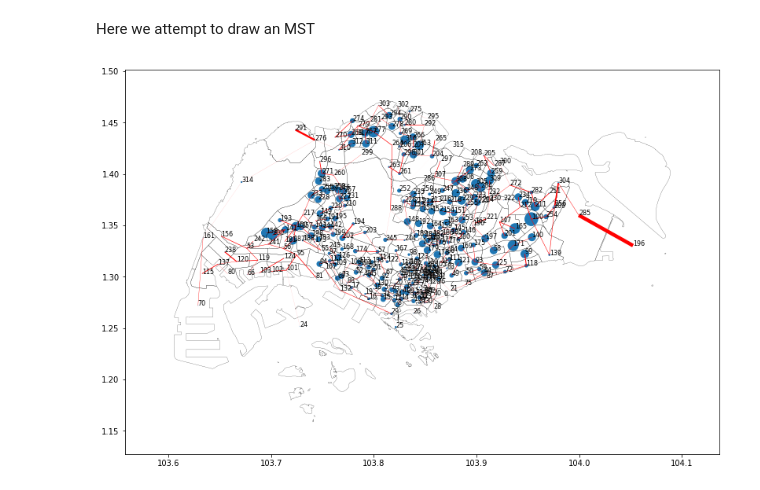
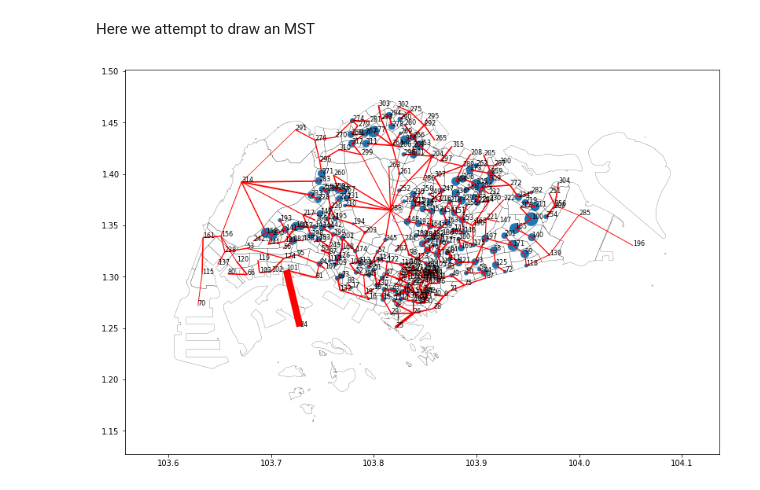
Before and after one commit to tonghuikang/draw-sgp-electoral-boundaries, a Jupyter notebook: modelling/mst.ipynb, the cells around one changed output. Saved outputs shown, nothing was run; the diff lists cells and outputs as text; code cells hidden in the pictures.

Commit message:
nicer graphs

```diff
--- a/modelling/mst.ipynb
+++ b/modelling/mst.ipynb
@@ -114,7 +114,7 @@ g = Graph(df.shape[0])
 
 for index, row in df.iterrows():
     for adj,mass in zip(row["adjacent"], row["shared_param"]):
-        g.addEdge(index, adj, mass)
+        g.addEdge(index, adj, 1/mass)
 
 result = g.KruskalMST()
 # %%
@@ -124,32 +124,32 @@ fig, ax = plt.subplots(figsize=(14,9))
 # plot population mass
 plt.scatter(df["x_centre"], df["y_centre"], df["TOTAL"]/500)
 for i,(x,y) in enumerate(zip(df["x_centre"], df["y_centre"])):
     plt.text(x,y,i,fontsize=8)
 lines = []
 
 # plot subzone boundaries
 for i,rings in enumerate(df["boundary"]):
     for b in rings:
         n = len(b)
         for e,_ in enumerate(b):
             lines.append([[b[e%n][0], b[e%n][1]], [b[(e+1)%n][0], b[(e+1)%n][1]]])
 lc = mc.LineCollection(lines, colors="black", linewidths=0.2)
 ax.add_collection(lc)
 
 # plot connecting subzones
 lines_adj = []
 linewidths = []
 # for i,(adjacent,shared_param) in enumerate(zip(df["adjacent"], df["shared_param"])):
 for i,adj,par in result:
     lines_adj.append([[df["x_centre"][i], df["y_centre"][i]],
                       [df["x_centre"][adj], df["y_centre"][adj]]])
-    linewidths.append(par*100)
+    linewidths.append(np.sqrt(par)/5)
 lc_adj = mc.LineCollection(lines_adj, colors="red", linewidths=linewidths)
 ax.add_collection(lc_adj)
 
 ax.autoscale()
 ax.set_aspect(1)
 ax.margins(0.1)
 plt.show()
 # %% [output]
-[figure, old version]
+[figure, new version]
```
Also changed, not shown: parts of 1 cell of this notebook, 1 other file.
